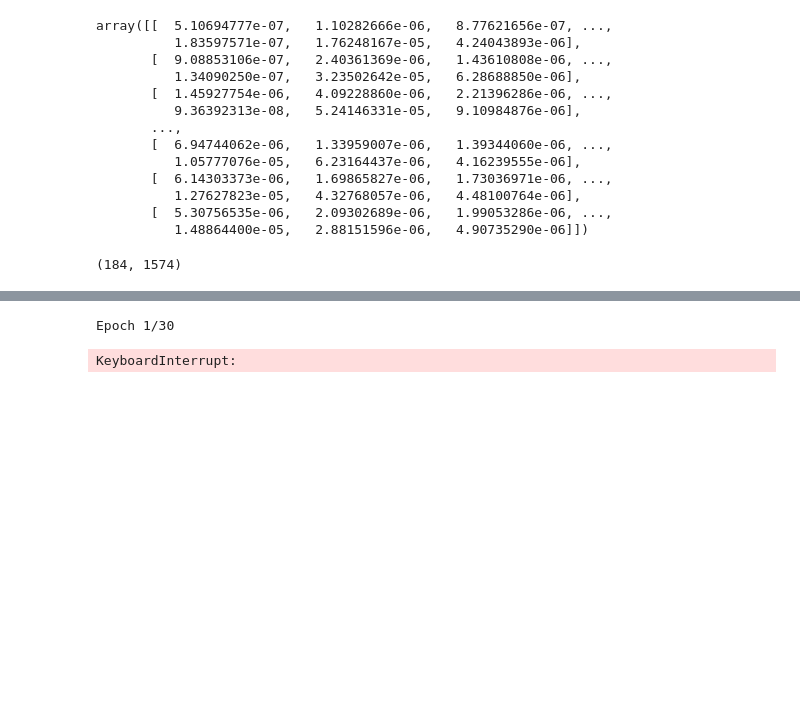
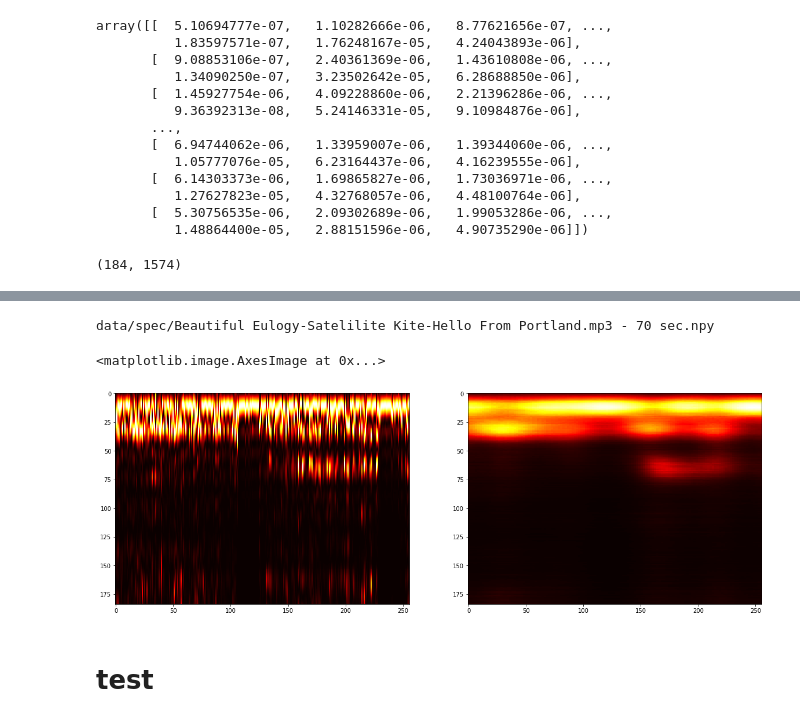
Before and after one commit to dantegates/music-rec, a Jupyter notebook: train-cnn.ipynb, the cells around one changed output, grey strips where cells are left out. Saved outputs shown, nothing was run; the diff lists cells and outputs as text; code cells hidden in the pictures; blank space fills up the shorter version.

```diff
--- a/train-cnn.ipynb
+++ b/train-cnn.ipynb
@@ -98,2 +103,24 @@ _________________________________________________________________
 # %%
 model.compile(optimizer='adadelta', loss='mean_squared_error')
+# %%
+import numpy as np
+def data_gen(files, batch_size):
+    while True:
+        np.random.shuffle(files)
+        X = np.zeros((batch_size, 256, 184))
+        for i, f in enumerate(files):
+            i = i % batch_size
+            X[i,:] = load(f)
+            if i == batch_size - 1:
+                yield X, X
+                X = np.zeros((batch_size, 256, 184))
+# %%
+from keras.callbacks import EarlyStopping
+early_stop = EarlyStopping(patience=10, monitor='loss', verbose=1)
+# %%
+# .0088 @ 10 epochs
+epochs = 60
+batch_size = 30
+steps = len(spectrograms) // batch_size
+gen = data_gen(spectrograms, batch_size)
+model.fit_generator(gen, steps_per_epoch=steps, epochs=epochs, callbacks=[early_stop])
@@ -99,0 +148,13 @@ model.compile(optimizer='adadelta', loss='mean_squared_error')
+# %%
+file = random.choice(spectrograms)
+print(file)
+x = load(file)
+x_test = x.reshape(1, 256, 184)
+pred = model.predict(x_test)
+f, ax = plt.subplots(1, 2, figsize=(20,10))
+ax[0].imshow(x.transpose(),  cmap='hot', interpolation='nearest')
+ax[1].imshow(pred[0].transpose(),  cmap='hot', interpolation='nearest')
+# %% [output]
+data/spec/Beautiful Eulogy-Satelilite Kite-Hello From Portland.mp3 - 70 sec.npy
+<matplotlib.image.AxesImage at 0x...>
+[figure, added]
@@ -100 +164,3 @@ model.compile(optimizer='adadelta', loss='mean_squared_error')
+# %% [markdown]
+# test
 # %%
@@ -114,9 +175,0 @@ reduce_lr = ReduceLROnPlateau(monitor='loss', patience=2, verbose=1)
-# %%
-epochs = 30
-batch_size = 30
-steps = len(spectrograms) // batch_size
-gen = data_gen(spectrograms, batch_size)
-model.fit_generator(gen, steps_per_epoch=steps, epochs=epochs, callbacks=[reduce_lr])
-# %% [output]
-Epoch 1/30
-KeyboardInterrupt:
```
Also changed, not shown: parts of 16 cells of this notebook.
